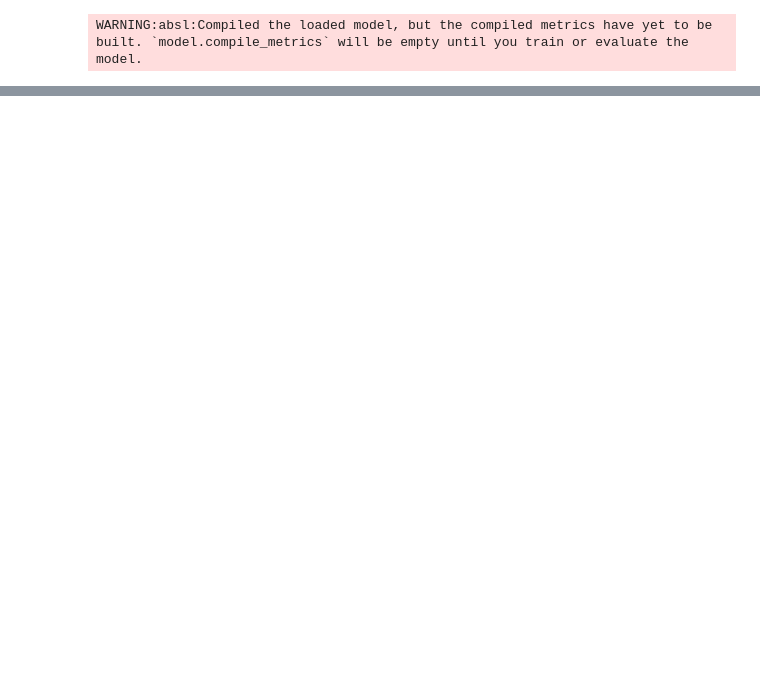
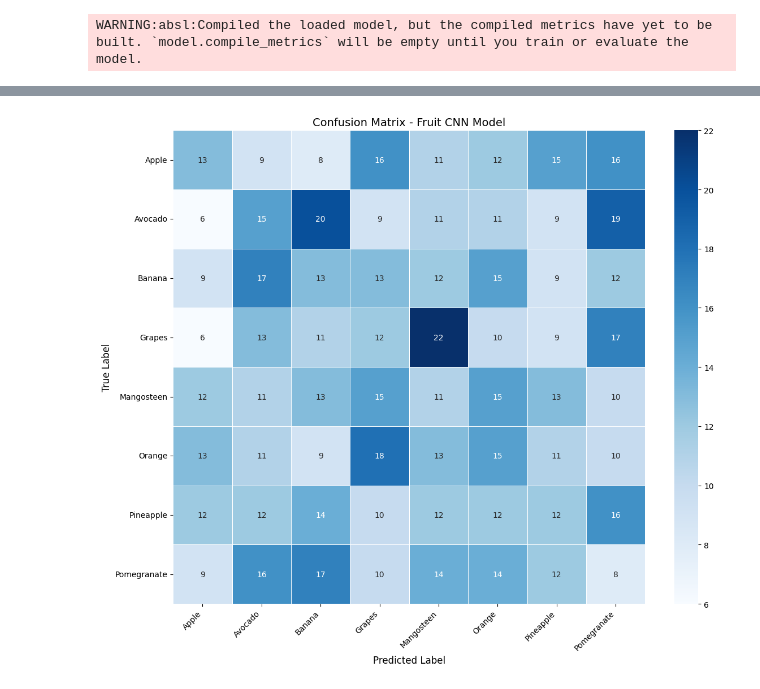
Before and after one commit to Abishuuu/Intelligent-Image-Classification-System-for-Fruit-Recognition, a Jupyter notebook: PROJECT_FRUIT.ipynb, the cells around one changed output, grey strips where cells are left out. Saved outputs shown, nothing was run; the diff lists cells and outputs as text; code cells hidden in the pictures; blank space fills up the shorter version.

```diff
--- a/PROJECT_FRUIT.ipynb
+++ b/PROJECT_FRUIT.ipynb
@@ -136,14 +197,2 @@ Found 100 images belonging to 5 classes.
 # %%
-from tensorflow.keras.preprocessing import image
-
-img = image.load_img(r"test\Strawberry\Image_30.jpg", target_size=(128,128))
-img_array = image.img_to_array(img)
-img_array = np.expand_dims(img_array, axis=0)
-img_array = img_array / 255.0
-
-prediction = model.predict(img_array)
-class_index = np.argmax(prediction)
-
-class_labels = list(train_data.class_indices.keys())
-print("Predicted Fruit:", class_labels[class_index])
-print("Confidance Level:", img_array[class_index]*100)
+class_names=train_data.class_names
@@ -154,4 +199,4 @@ IndexError: index 4 is out of bounds for axis 0 with size 1
 # %%
-model = tf.keras.models.load_model("CNN_MODEL_FRUIT_CLASSIFICATION.h5")
+model = tf.keras.models.load_model("CNN_MODEL_FRUIT_CLASSIFICATION_2.h5")
 # %% [output]
 WARNING:absl:Compiled the loaded model, but the compiled metrics have yet to be built. `model.compile_metrics` will be empty until you train or evaluate the model.
@@ -157,0 +255,24 @@ WARNING:absl:Compiled the loaded model, but the compiled metrics have yet to be
+# %%
+
+cm = confusion_matrix(y_true, y_pred)
+plt.figure(figsize=(12, 10))
+
+sns.heatmap(
+    cm,
+    annot=True,
+    fmt='d',
+    cmap='Blues',
+    xticklabels=class_names,
+    yticklabels=class_names,
+    linewidths=0.5
+)
+
+plt.xlabel('Predicted Label', fontsize=12)
+plt.ylabel('True Label', fontsize=12)
+plt.title('Confusion Matrix - Fruit CNN Model', fontsize=14)
+plt.xticks(rotation=45, ha='right')
+plt.yticks(rotation=0)
+plt.tight_layout()
+plt.show()
+# %% [output]
+[figure, added]
```
Also changed, not shown: parts of 21 cells of this notebook.
